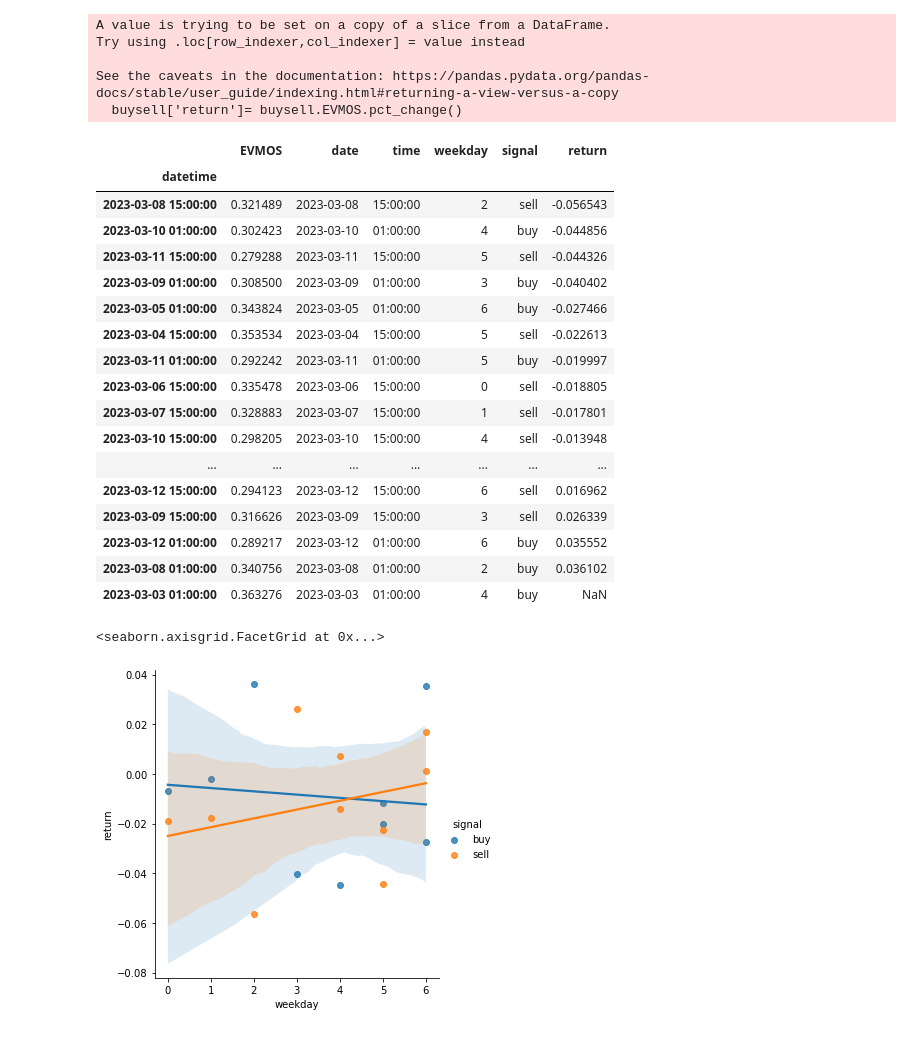
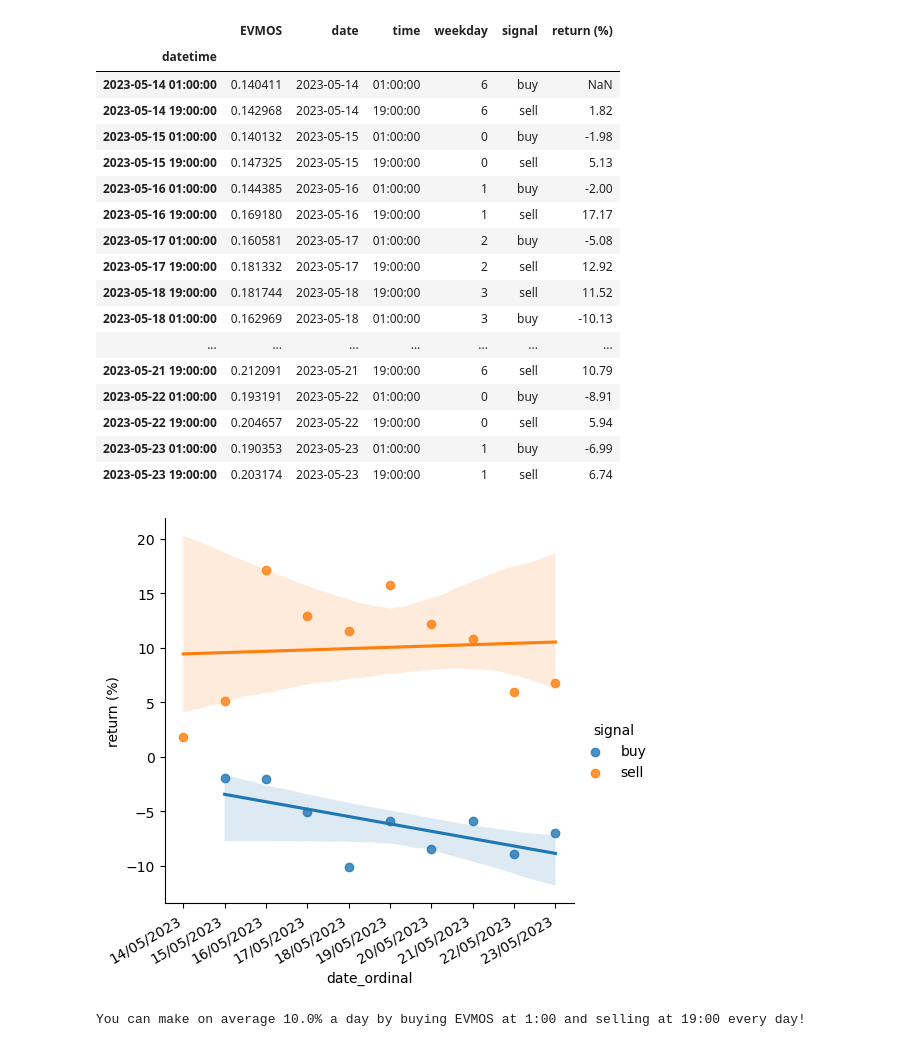
Before and after one commit to bobiq/evmos, a Jupyter notebook: Evmos.ipynb, the cells around one changed output. Drawn from its saved outputs; the diff is of its cells as text; code cells hidden in the pictures.

```diff
--- a/Evmos.ipynb
+++ b/Evmos.ipynb
@@ -159,0 +145,3 @@ Name: dev_from_mean, dtype: float64
+# %%
+min_hour = time_dev.idxmin().hour
+print(min_hour)
@@ -160,5 +150,5 @@ Name: dev_from_mean, dtype: float64
 # %%
-price['weekday']=price.index.weekday
+
 price
 # %% [output]
 |  | EVMOS | date | time | weekday |
@@ -178,7 +168,7 @@ price
 # %%
-buytime = 1
-selltime =15
-buysell= price[(price.index.hour == buytime )| (price.index.hour== selltime)]
+buytime = min_hour
+selltime =max_hour
+buysell= price[(price.index.hour == buytime )| (price.index.hour== selltime)].copy()
 buysell
 # %% [output]
 |  | EVMOS | date | time | weekday |
@@ -214,28 +198,23 @@ See the caveats in the documentation: https://pandas.pydata.org/pandas-docs/stab
 # %%
-buysell['return']= buysell.EVMOS.pct_change()
+buysell['return (%)']= (buysell.EVMOS.pct_change()* 100).round(2)
 buysell.dropna()
-buysell.sort_values(by='return')
+buysell.sort_values(by='date')
 # %% [output]
-A value is trying to be set on a copy of a slice from a DataFrame.
-Try using .loc[row_indexer,col_indexer] = value instead
-
-See the caveats in the documentation: https://pandas.pydata.org/pandas-docs/stable/user_guide/indexing.html#returning-a-view-versus-a-copy
-  buysell['return']= buysell.EVMOS.pct_change()
-|  | EVMOS | date | time | weekday | signal | return |
+|  | EVMOS | date | time | weekday | signal | return (%) |
 | datetime |  |  |  |  |  |  |
-| 2023-03-08 15:00:00 | 0.321489 | 2023-03-08 | 15:00:00 | 2 | sell | -0.056543 |
-| 2023-03-10 01:00:00 | 0.302423 | 2023-03-10 | 01:00:00 | 4 | buy | -0.044856 |
-| 2023-03-11 15:00:00 | 0.279288 | 2023-03-11 | 15:00:00 | 5 | sell | -0.044326 |
-| 2023-03-09 01:00:00 | 0.308500 | 2023-03-09 | 01:00:00 | 3 | buy | -0.040402 |
-| 2023-03-05 01:00:00 | 0.343824 | 2023-03-05 | 01:00:00 | 6 | buy | -0.027466 |
-| 2023-03-04 15:00:00 | 0.353534 | 2023-03-04 | 15:00:00 | 5 | sell | -0.022613 |
-| 2023-03-11 01:00:00 | 0.292242 | 2023-03-11 | 01:00:00 | 5 | buy | -0.019997 |
-| 2023-03-06 15:00:00 | 0.335478 | 2023-03-06 | 15:00:00 | 0 | sell | -0.018805 |
-| 2023-03-07 15:00:00 | 0.328883 | 2023-03-07 | 15:00:00 | 1 | sell | -0.017801 |
-| 2023-03-10 15:00:00 | 0.298205 | 2023-03-10 | 15:00:00 | 4 | sell | -0.013948 |
+| 2023-05-14 01:00:00 | 0.140411 | 2023-05-14 | 01:00:00 | 6 | buy | NaN |
+| 2023-05-14 19:00:00 | 0.142968 | 2023-05-14 | 19:00:00 | 6 | sell | 1.82 |
+| 2023-05-15 01:00:00 | 0.140132 | 2023-05-15 | 01:00:00 | 0 | buy | -1.98 |
+| 2023-05-15 19:00:00 | 0.147325 | 2023-05-15 | 19:00:00 | 0 | sell | 5.13 |
+| 2023-05-16 01:00:00 | 0.144385 | 2023-05-16 | 01:00:00 | 1 | buy | -2.00 |
+| 2023-05-16 19:00:00 | 0.169180 | 2023-05-16 | 19:00:00 | 1 | sell | 17.17 |
+| 2023-05-17 01:00:00 | 0.160581 | 2023-05-17 | 01:00:00 | 2 | buy | -5.08 |
+| 2023-05-17 19:00:00 | 0.181332 | 2023-05-17 | 19:00:00 | 2 | sell | 12.92 |
+| 2023-05-18 19:00:00 | 0.181744 | 2023-05-18 | 19:00:00 | 3 | sell | 11.52 |
+| 2023-05-18 01:00:00 | 0.162969 | 2023-05-18 | 01:00:00 | 3 | buy | -10.13 |
 | ... | ... | ... | ... | ... | ... | ... |
-| 2023-03-12 15:00:00 | 0.294123 | 2023-03-12 | 15:00:00 | 6 | sell | 0.016962 |
-| 2023-03-09 15:00:00 | 0.316626 | 2023-03-09 | 15:00:00 | 3 | sell | 0.026339 |
-| 2023-03-12 01:00:00 | 0.289217 | 2023-03-12 | 01:00:00 | 6 | buy | 0.035552 |
-| 2023-03-08 01:00:00 | 0.340756 | 2023-03-08 | 01:00:00 | 2 | buy | 0.036102 |
-| 2023-03-03 01:00:00 | 0.363276 | 2023-03-03 | 01:00:00 | 4 | buy | NaN |
+| 2023-05-21 19:00:00 | 0.212091 | 2023-05-21 | 19:00:00 | 6 | sell | 10.79 |
+| 2023-05-22 01:00:00 | 0.193191 | 2023-05-22 | 01:00:00 | 0 | buy | -8.91 |
+| 2023-05-22 19:00:00 | 0.204657 | 2023-05-22 | 19:00:00 | 0 | sell | 5.94 |
+| 2023-05-23 01:00:00 | 0.190353 | 2023-05-23 | 01:00:00 | 1 | buy | -6.99 |
+| 2023-05-23 19:00:00 | 0.203174 | 2023-05-23 | 19:00:00 | 1 | sell | 6.74 |
@@ -242,5 +224,17 @@ See the caveats in the documentation: https://pandas.pydata.org/pandas-docs/stab
 # %%
-sns.lmplot(data=buysell, y= 'return',x='weekday',hue='signal')
+import matplotlib.dates as mdates
+buysell['date'] = pd.to_datetime(buysell['date'])
+buysell['date_ordinal'] = buysell['date'].apply(lambda date: mdates.date2num(date.to_pydatetime()))
+
+sns.lmplot(data=buysell, y= 'return (%)', x='date_ordinal', hue='signal')
+
+# Format x axis to display dates instead of numbers
+plt.gca().xaxis.set_major_formatter(mdates.DateFormatter('%d/%m/%Y'))
+plt.gca().xaxis.set_major_locator(mdates.DayLocator())
+plt.gcf().autofmt_xdate()
 # %% [output]
-<seaborn.axisgrid.FacetGrid at 0x...>
-[figure, old version]
+[figure, new version]
+# %%
+print(f"You can make on average {avg_return}% a day by buying EVMOS at {buytime}:00 and selling at {selltime}:00 every day!")
+# %% [output]
+You can make on average 10.0% a day by buying EVMOS at 1:00 and selling at 19:00 every day!
```
Also changed, not shown: parts of 22 cells of this notebook, 6 other files.
